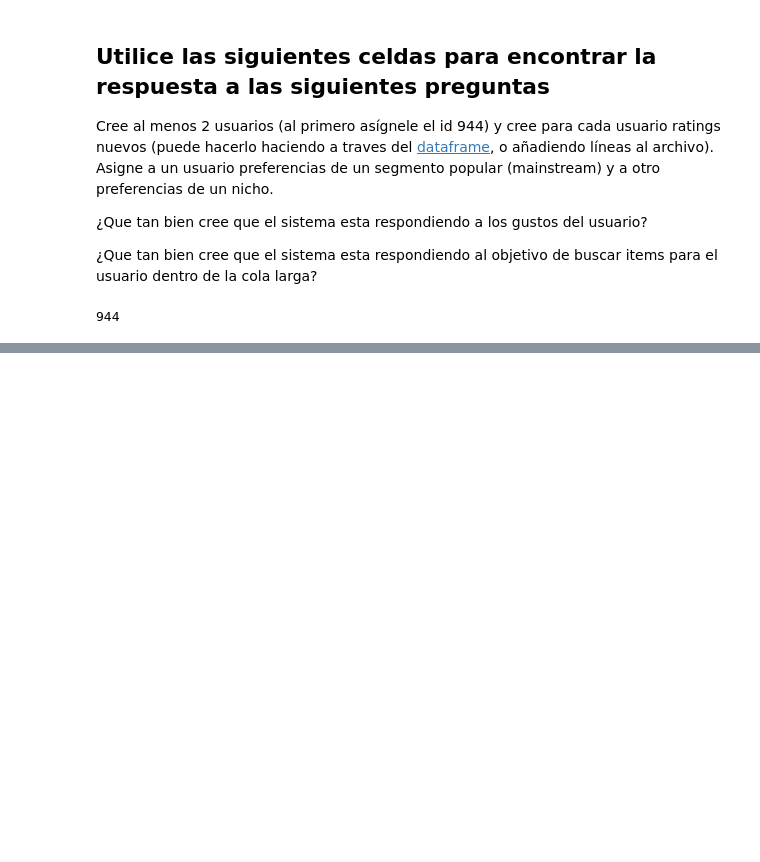
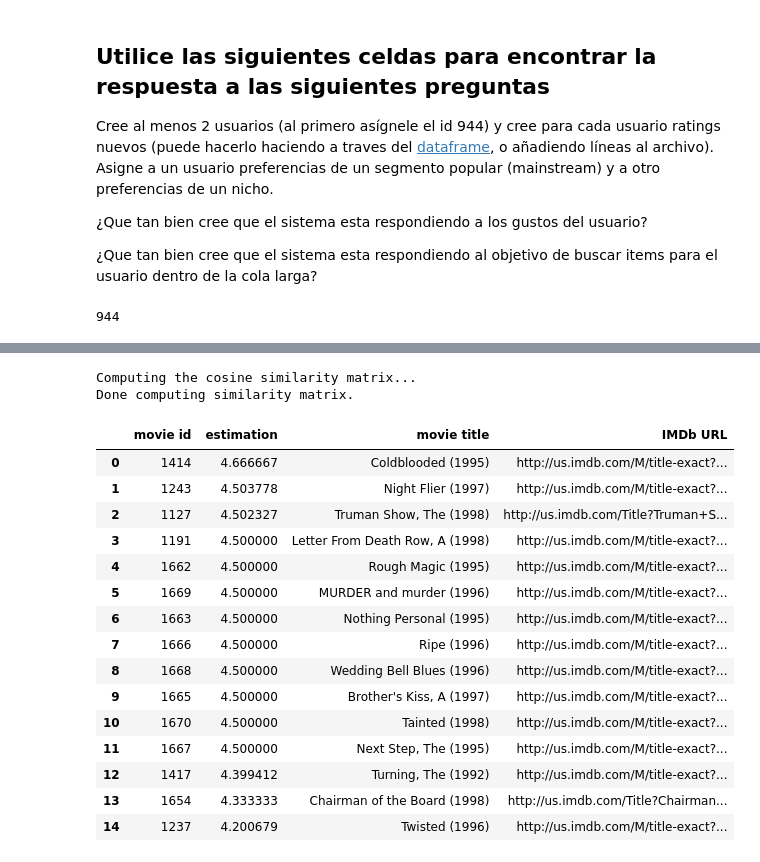
Before and after one commit to AlisonAristizabal/Laboratorio-1-Sistemas-de-Recomendacion, a Jupyter notebook: lab01/MINE4201_SR_Laboratorio_1.ipynb, the cells around one changed output, grey strips where cells are left out. Cells and saved outputs as stored; diff of their text form; code cells hidden in the pictures; blank space fills up the shorter version.

```diff
--- a/lab01/MINE4201_SR_Laboratorio_1.ipynb
+++ b/lab01/MINE4201_SR_Laboratorio_1.ipynb
@@ -448,0 +732,50 @@ ratings['user_id'].max()+1
+# %%
+#Procedemos a volver a cargar el dataset para incluir los nuevos user
+
+reader = Reader( rating_scale = ( 1, 5 ) )
+#Se crea el dataset a partir del dataframe
+surprise_dataset = Dataset.load_from_df( ratings[ [ 'user_id', 'item_id', 'rating' ] ], reader )
+
+rating_data=surprise_dataset.build_full_trainset()
+
+test=rating_data.build_anti_testset()
+
+# se crea el mismo modelo que el del ejemplo
+sim_options = {'name': 'cosine',
+               'user_based': False  # calcule similitud item-item
+               }
+algo = KNNBasic(k=20, min_k=2, sim_options=sim_options)
+algo.fit(rating_data)
+predictions=algo.test(test)
+# %% [output]
+Computing the cosine similarity matrix...
+Done computing similarity matrix.
+# %%
+#Predicciones para usuario 944 -> Gustos populares
+user_predictions=list(filter(lambda x: x[0]==944,predictions))
+#Ordenamos de mayor a menor estimación de relevancia
+user_predictions.sort(key=lambda x : x.est, reverse=True)
+#tomamos las 20 primeras predicciones
+user_predictions=user_predictions[0:15]
+ #Se convierte a dataframe
+labels = ['movie id', 'estimation']
+df_predictions = pd.DataFrame.from_records(list(map(lambda x: (x.iid, x.est) , user_predictions)), columns=labels)
+#Lo unimos con el dataframe de películas
+df_predictions.merge(items[['movie id','movie title','IMDb URL ']], how='left', on='movie id')
+# %% [output]
+|  | movie id | estimation | movie title | IMDb URL |
+| 0 | 1414 | 4.666667 | Coldblooded (1995) | http://us.imdb.com/M/title-exact?... |
+| 1 | 1243 | 4.503778 | Night Flier (1997) | http://us.imdb.com/M/title-exact?... |
+| 2 | 1127 | 4.502327 | Truman Show, The (1998) | http://us.imdb.com/Title?Truman+S... |
+| 3 | 1191 | 4.500000 | Letter From Death Row, A (1998) | http://us.imdb.com/M/title-exact?... |
+| 4 | 1662 | 4.500000 | Rough Magic (1995) | http://us.imdb.com/M/title-exact?... |
+| 5 | 1669 | 4.500000 | MURDER and murder (1996) | http://us.imdb.com/M/title-exact?... |
+| 6 | 1663 | 4.500000 | Nothing Personal (1995) | http://us.imdb.com/M/title-exact?... |
+| 7 | 1666 | 4.500000 | Ripe (1996) | http://us.imdb.com/M/title-exact?... |
+| 8 | 1668 | 4.500000 | Wedding Bell Blues (1996) | http://us.imdb.com/M/title-exact?... |
+| 9 | 1665 | 4.500000 | Brother's Kiss, A (1997) | http://us.imdb.com/M/title-exact?... |
+| 10 | 1670 | 4.500000 | Tainted (1998) | http://us.imdb.com/M/title-exact?... |
+| 11 | 1667 | 4.500000 | Next Step, The (1995) | http://us.imdb.com/M/title-exact?... |
+| 12 | 1417 | 4.399412 | Turning, The (1992) | http://us.imdb.com/M/title-exact?... |
+| 13 | 1654 | 4.333333 | Chairman of the Board (1998) | http://us.imdb.com/Title?Chairman... |
+| 14 | 1237 | 4.200679 | Twisted (1996) | http://us.imdb.com/M/title-exact?... |
```
Also changed, not shown: parts of 24 cells of this notebook, 1 other file.
